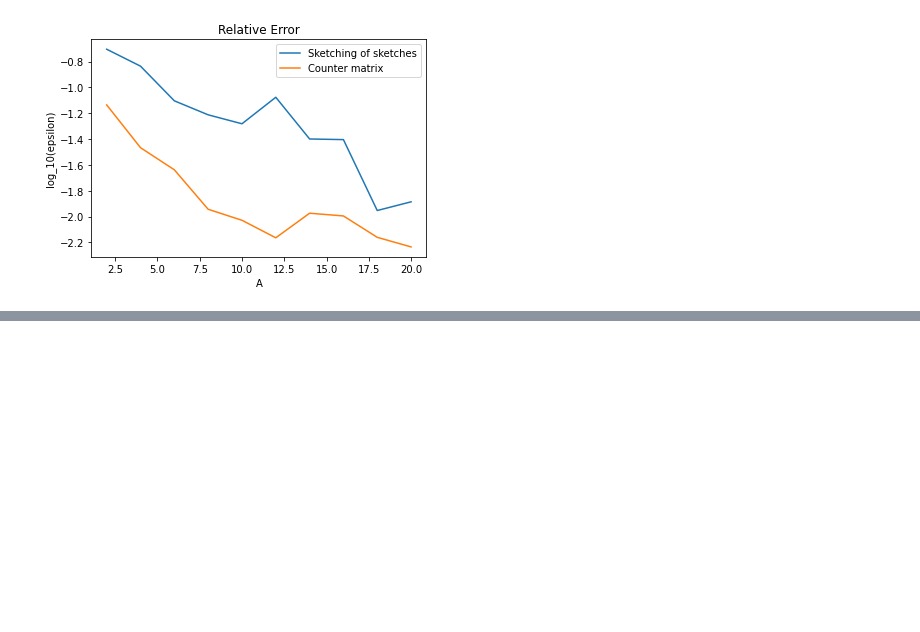
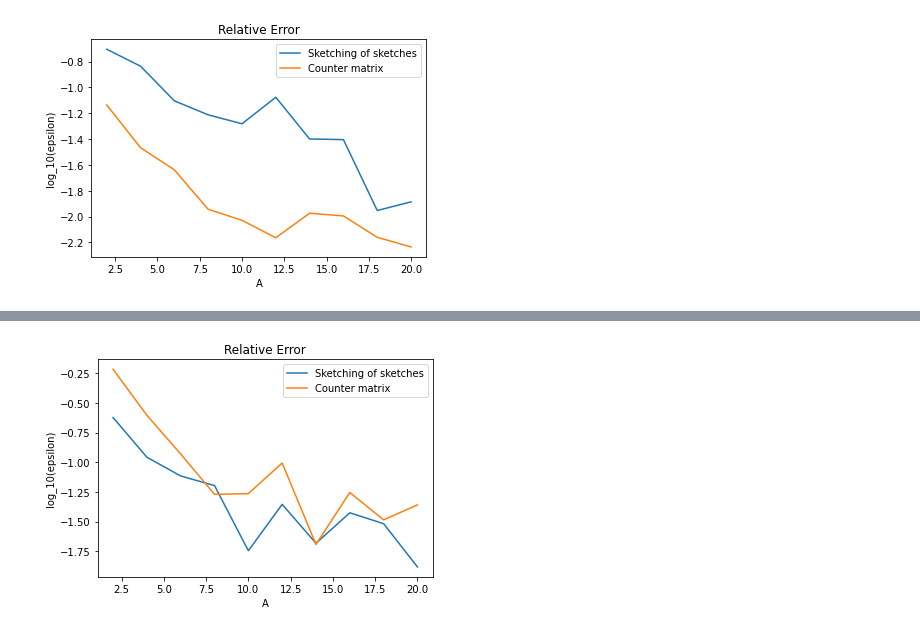
Before and after one commit to GZHoffie/independence-in-streams, a Jupyter notebook: mini_project/benchmark/Experiment2.ipynb, the cells around one changed output, grey strips where cells are left out. Saved outputs shown, nothing was run; the diff lists cells and outputs as text; code cells hidden in the pictures; blank space fills up the shorter version.

Commit message:
Add independent test

```diff
--- a/mini_project/benchmark/Experiment2.ipynb
+++ b/mini_project/benchmark/Experiment2.ipynb
@@ -109,3 +109,26 @@ plt.legend()
 plt.savefig('./dependent_random_compare.pdf')
 # %% [output]
 [figure]
+# %%
+TEST_FILE = "10000-1000000-independent-random"
+error_counter_matrix = np.zeros(len(A))
+
+for i, a in enumerate(A):
+    error_array = np.zeros(num_experiments)
+    for j in range(num_experiments):
+        estimator = CMEstimator(A=a, B=1)
+        _, _, error = check_error(estimator, TEST_FILE, metric="l2")
+        error_array[j] = error
+
+    error_counter_matrix[i] = np.mean(error_array)
+
+error_sketch_sketches = np.zeros(len(A))
+
+for i, a in enumerate(A_):
+    error_array = np.zeros(num_experiments)
+    for j in range(num_experiments):
+        estimator = SSEstimator(A=a, B=1)
+        _, _, error = check_error(estimator, TEST_FILE, metric="l2")
+        error_array[j] = error
+
+    error_sketch_sketches[i] = np.mean(error_array)
@@ -111,0 +153,13 @@ plt.savefig('./dependent_random_compare.pdf')
+# %%
+x_axis = (np.arange(10) + 1) * 2
+
+plt.plot(x_axis, np.log10(error_sketch_sketches), label='Sketching of sketches')
+plt.plot(x_axis, np.log10(error_counter_matrix), label='Counter matrix')
+
+plt.title('Relative Error')
+plt.xlabel('A')
+plt.ylabel('log_10(epsilon)')
+plt.legend()
+plt.savefig('./independent_random_compare.pdf')
+# %% [output]
+[figure, added]
```
Also changed, not shown: parts of 2 cells of this notebook, 1 other file.
